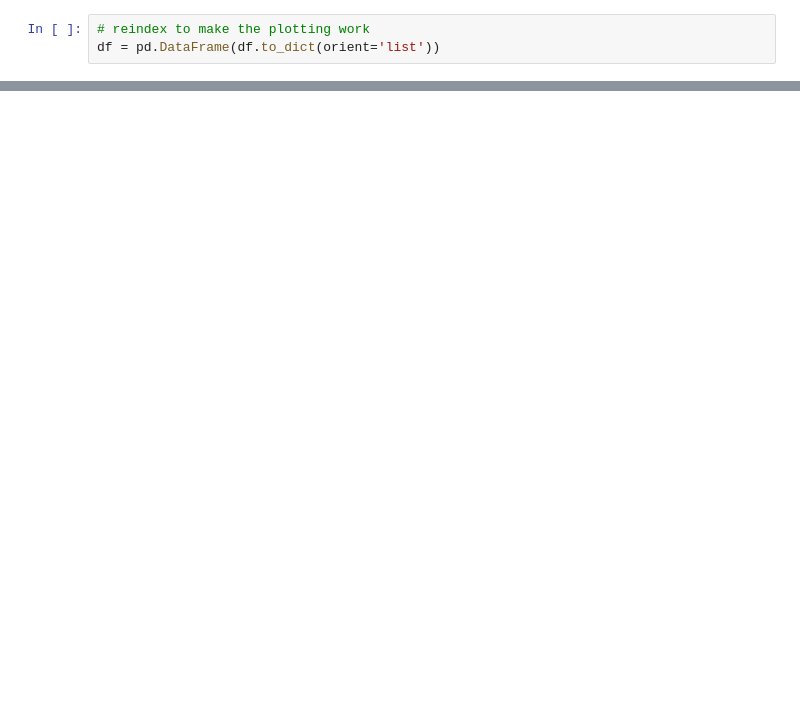
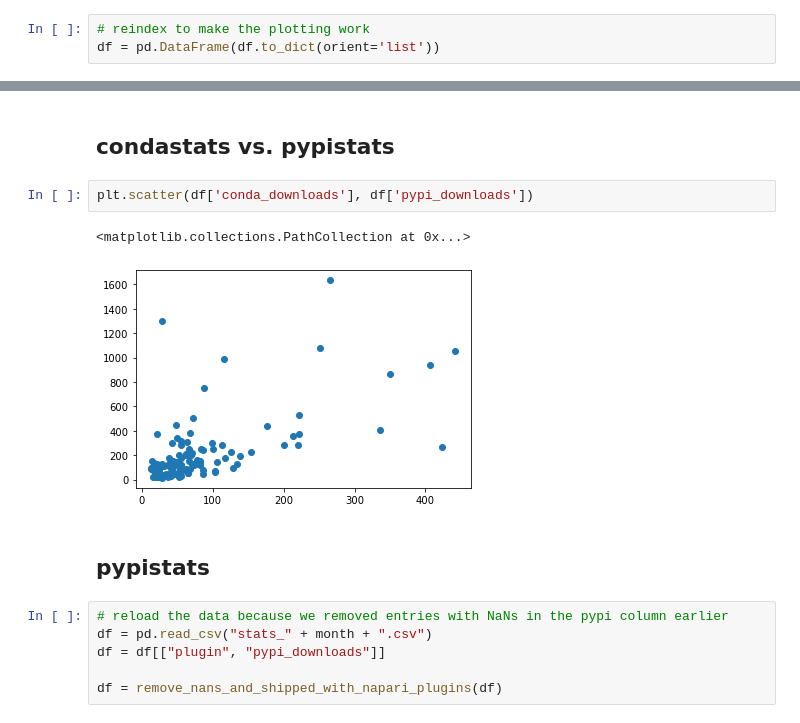
Before and after one commit to haesleinhuepf/napari-pypistats, a Jupyter notebook: conda_download_stats.ipynb, the cells around one changed output, grey strips where cells are left out. Saved outputs shown, nothing was run; the diff lists cells and outputs as text; blank space fills up the shorter version.

```diff
--- a/conda_download_stats.ipynb
+++ b/conda_download_stats.ipynb
@@ -303,0 +348,15 @@ plot_data(df)
+# %% [markdown]
+## condastats vs. pypistats
+# %%
+plt.scatter(df['conda_downloads'], df['pypi_downloads'])
+# %% [output]
+<matplotlib.collections.PathCollection at 0x...>
+[figure, added]
+# %% [markdown]
+## pypistats
+# %%
+# reload the data because we removed entries with NaNs in the pypi column earlier
+df = pd.read_csv("stats_" + month + ".csv")
+df = df[["plugin", "pypi_downloads"]]
+
+df = remove_nans_and_shipped_with_napari_plugins(df)
```
Also changed, not shown: parts of 14 cells of this notebook, 5 other files.
